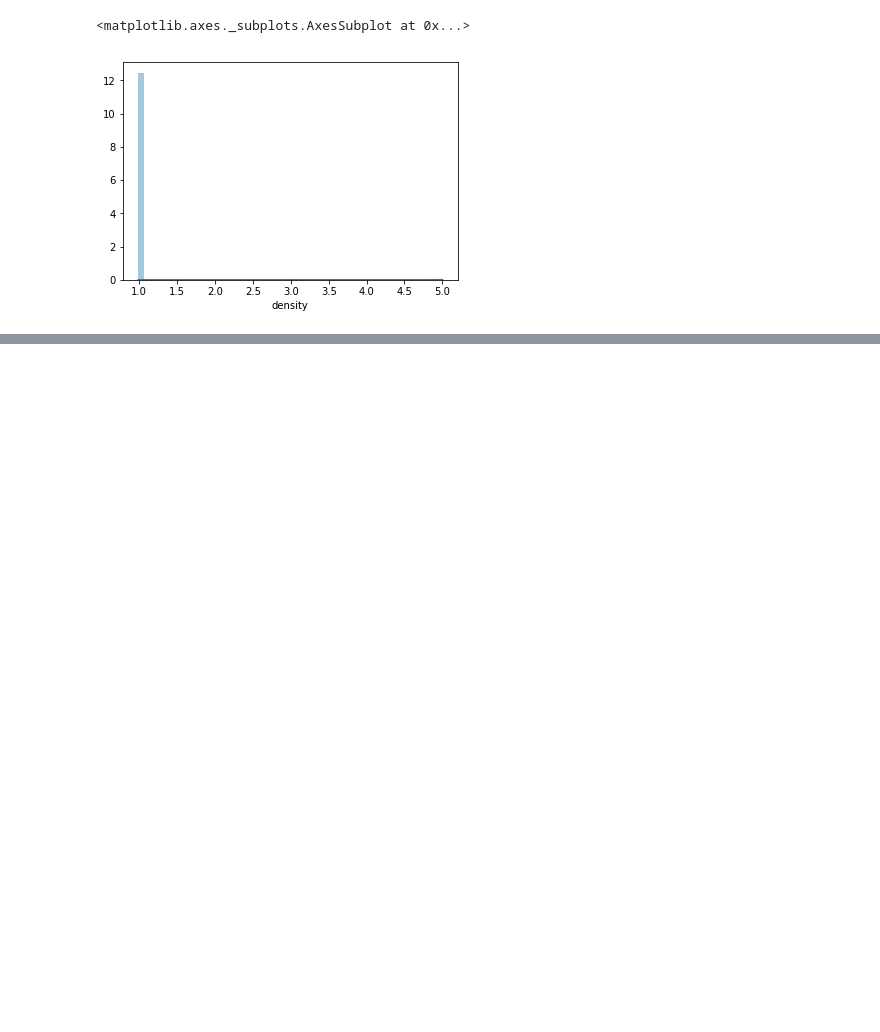
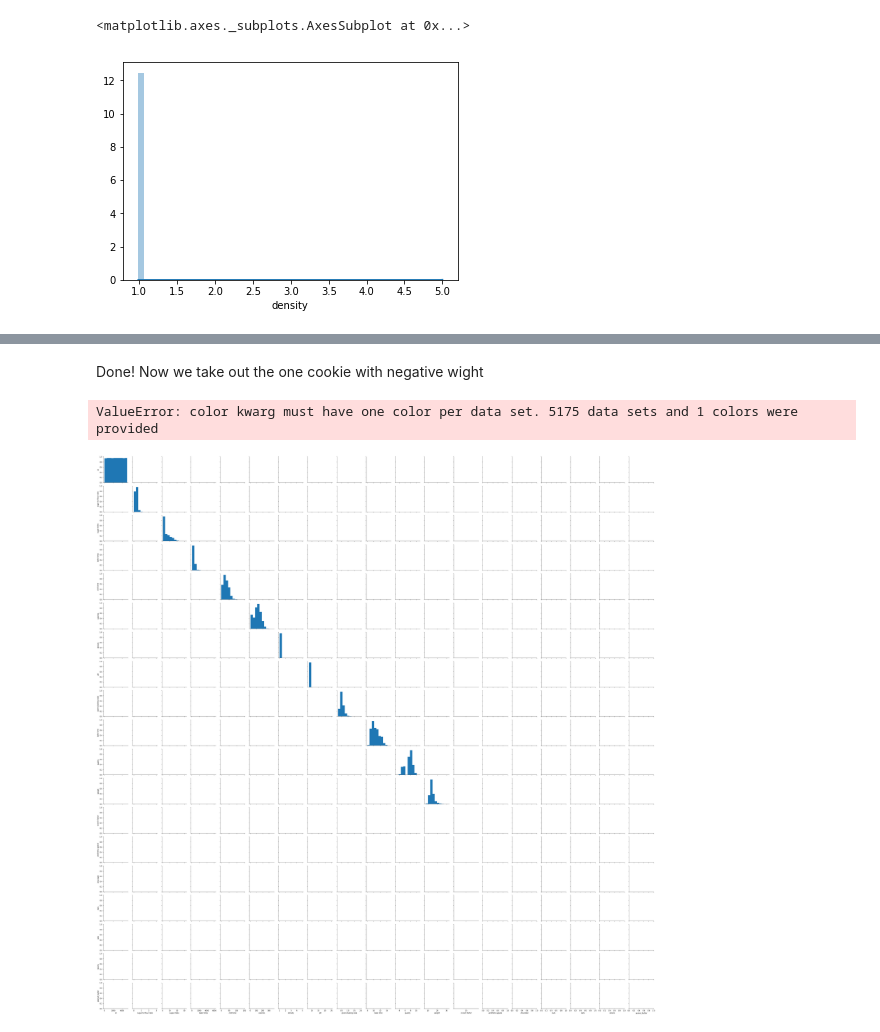
Before and after one commit to alvarofc/DatathonIH, a Jupyter notebook: Datathon_2019.ipynb, the cells around one changed output, grey strips where cells are left out. Saved outputs shown, nothing was run; the diff lists cells and outputs as text; code cells hidden in the pictures; blank space fills up the shorter version.

Commit message:
Finalising the data cleaning and creating a new dataset to try models

```diff
--- a/Datathon_2019.ipynb
+++ b/Datathon_2019.ipynb
@@ -175,0 +221,2 @@ cookies[cookies['density']>1.1]
+# %%
+cookies = cookies[cookies['calories']>0]
@@ -175,0 +243,8 @@ cookies[cookies['density']>1.1]
+# %%
+cookies['chocolate'] = cookies['mixins'].map(lambda x: 1 if 'chocolate' in x else 0)
+cookies['nuts'] = cookies['mixins'].map(lambda x: 1 if 'nuts' in x else 0)
+cookies['oats'] = cookies['mixins'].map(lambda x: 1 if 'oats' in x else 0)
+cookies['raisins'] = cookies['mixins'].map(lambda x: 1 if 'raisins' in x else 0)
+cookies['peanut_butter'] = cookies['mixins'].map(lambda x: 1 if 'peanut butter' in x else 0)
+# %%
+cookies.drop(columns='mixins', inplace=True)
@@ -175,0 +260,9 @@ cookies[cookies['density']>1.1]
+# %% [markdown]
+Done! Now we take out the one cookie with negative wight
+# %%
+cookies = cookies[cookies['weight']>0]
+# %%
+sns.pairplot(cookies)
+# %% [output]
+ValueError: color kwarg must have one color per data set. 5175 data sets and 1 colors were provided
+[figure, added]
```
Also changed, not shown: parts of 21 cells of this notebook, 1 other file.
